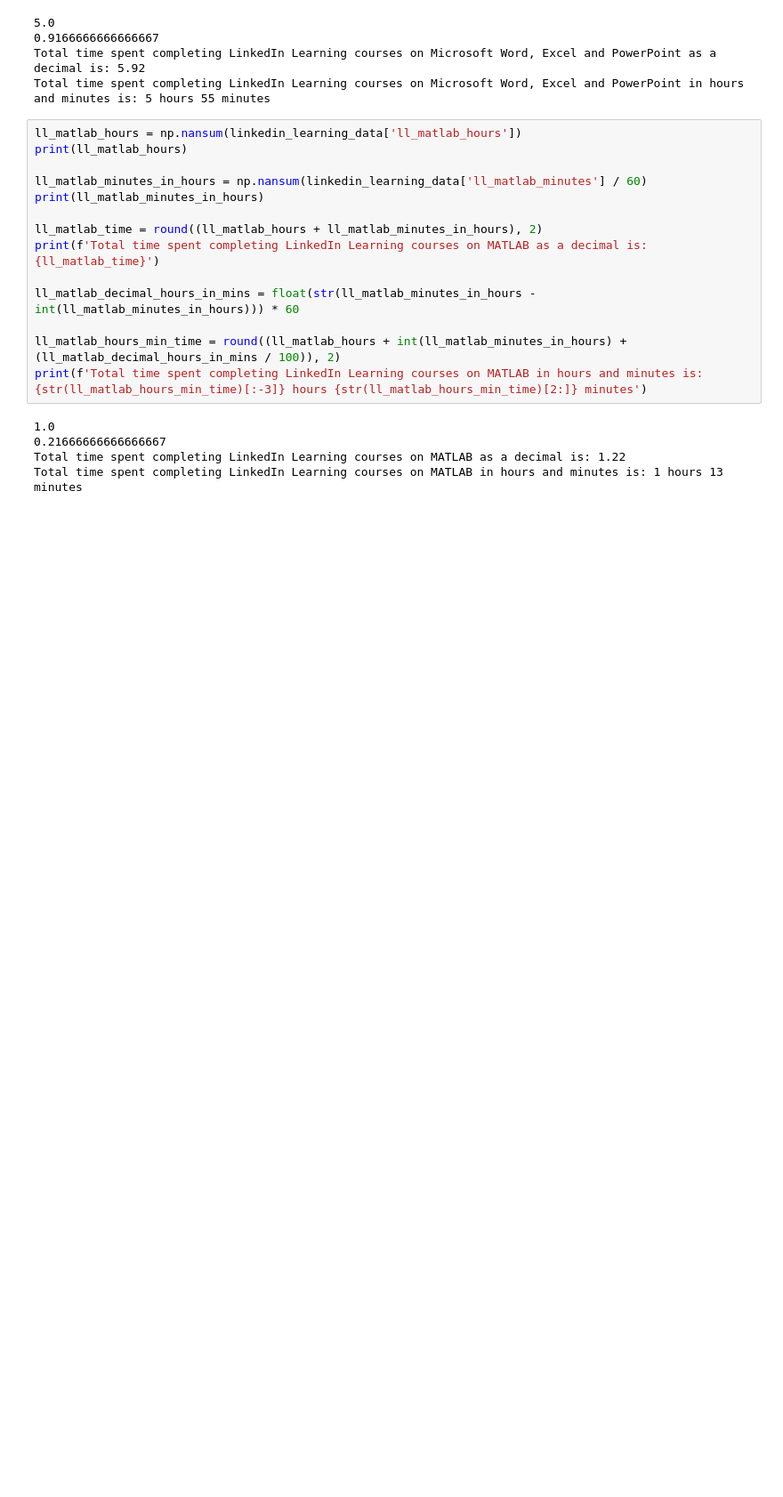
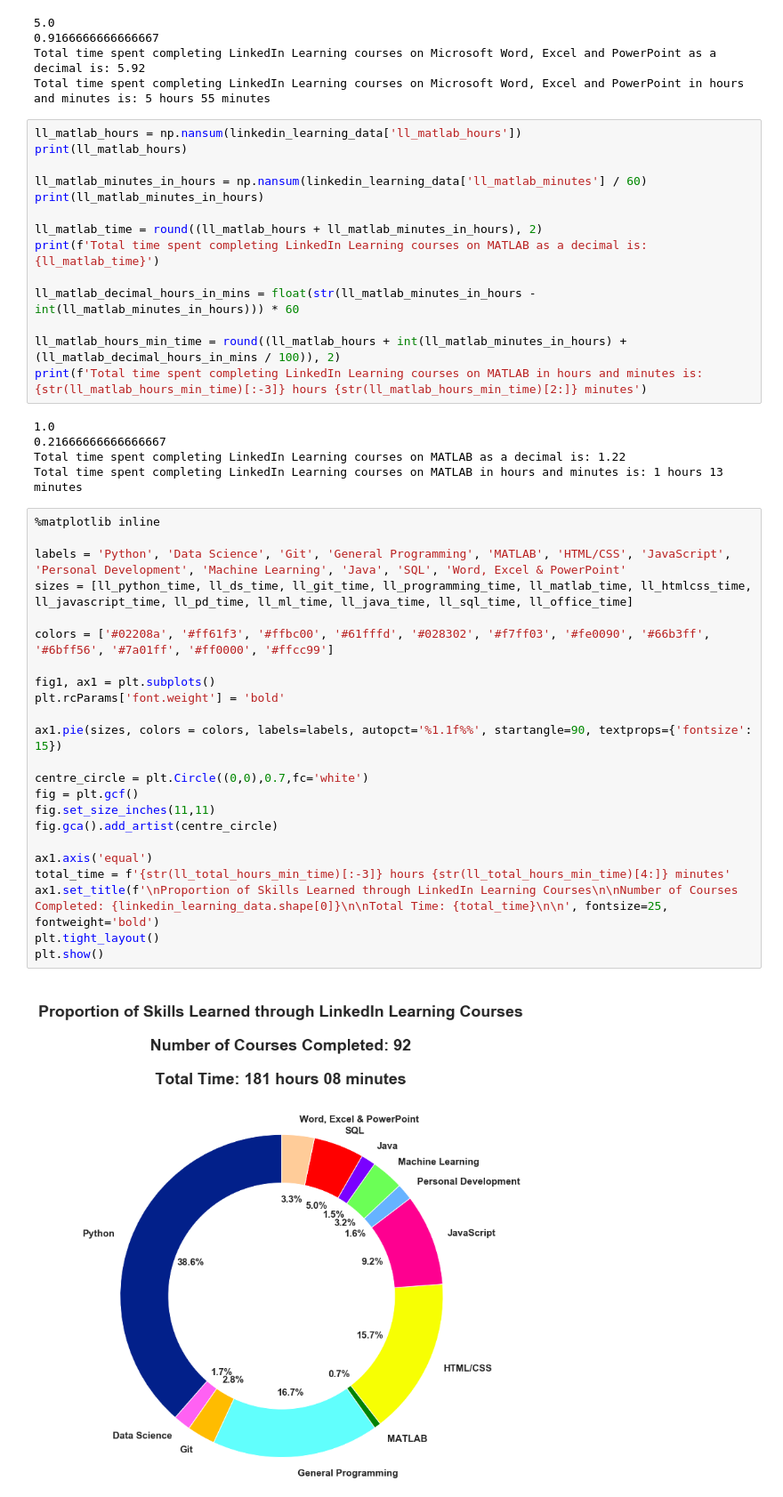
Before and after one commit to abbielms/Online_Courses, a Jupyter notebook: OnlineCourses.ipynb, the cells around one changed output. Shown: that part at 89% size. Saved outputs shown, nothing was run; the diff lists cells and outputs as text; blank space fills up the shorter version.

Commit message:
Add donut chart for total courses

```diff
--- a/OnlineCourses.ipynb
+++ b/OnlineCourses.ipynb
@@ -275,3 +271,28 @@ print(f'Total time spent completing LinkedIn Learning courses on MATLAB in hours
 0.21666666666666667
 Total time spent completing LinkedIn Learning courses on MATLAB as a decimal is: 1.22
 Total time spent completing LinkedIn Learning courses on MATLAB in hours and minutes is: 1 hours 13 minutes
+# %%
+%matplotlib inline
+
+labels = 'Python', 'Data Science', 'Git', 'General Programming', 'MATLAB', 'HTML/CSS', 'JavaScript', 'Personal Development', 'Machine Learning', 'Java', 'SQL', 'Word, Excel & PowerPoint'
+sizes = [ll_python_time, ll_ds_time, ll_git_time, ll_programming_time, ll_matlab_time, ll_htmlcss_time, ll_javascript_time, ll_pd_time, ll_ml_time, ll_java_time, ll_sql_time, ll_office_time]
+
+colors = ['#02208a', '#ff61f3', '#ffbc00', '#61fffd', '#028302', '#f7ff03', '#fe0090', '#66b3ff', '#6bff56', '#7a01ff', '#ff0000', '#ffcc99']
+
+fig1, ax1 = plt.subplots()
+plt.rcParams['font.weight'] = 'bold'
+
+ax1.pie(sizes, colors = colors, labels=labels, autopct='%1.1f%%', startangle=90, textprops={'fontsize': 15})
+
+centre_circle = plt.Circle((0,0),0.7,fc='white')
+fig = plt.gcf()
+fig.set_size_inches(11,11)
+fig.gca().add_artist(centre_circle)
+
+ax1.axis('equal')
+total_time = f'{str(ll_total_hours_min_time)[:-3]} hours {str(ll_total_hours_min_time)[4:]} minutes'
+ax1.set_title(f'\nProportion of Skills Learned through LinkedIn Learning Courses\n\nNumber of Courses Completed: {linkedin_learning_data.shape[0]}\n\nTotal Time: {total_time}\n\n', fontsize=25, fontweight='bold')
+plt.tight_layout()
+plt.show()
+# %% [output]
+[figure, added]
```
Also changed, not shown: parts of 6 cells of this notebook.
